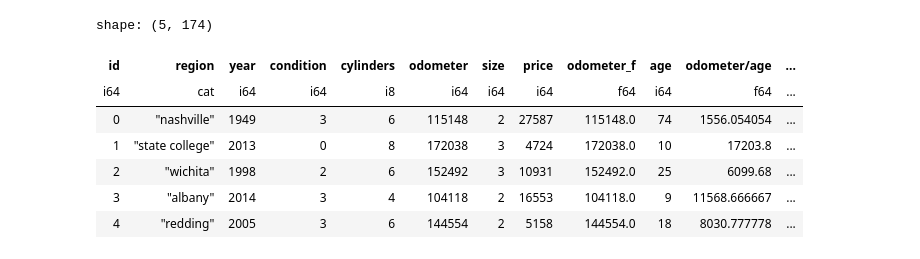
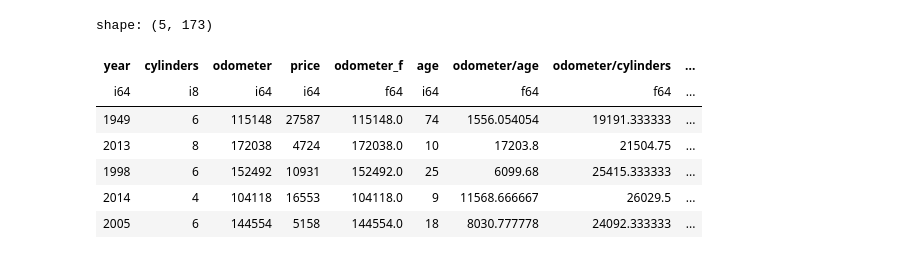
Before and after one commit to tkser/signate_scup2023, a Jupyter notebook: work/model.ipynb, the cells around one changed output. Drawn from its saved outputs; the diff is of its cells as text; code cells hidden in the pictures.

```diff
--- a/work/model.ipynb
+++ b/work/model.ipynb
@@ -33,17 +35,17 @@ train, test = features.create_features()
 selecter = FeatureSelecter(train, test)
 
 predictions = pl.concat([train["price"].to_frame(), pl.DataFrame([None] * test.height, schema={"price": pl.Int64})])
-# %%
-train.head()
-# %% [output]
-shape: (5, 174)
-| id | region | year | condition | cylinders | odometer | size | price | odometer_f | age | odometer/age | ... |
-| i64 | cat | i64 | i64 | i8 | i64 | i64 | i64 | f64 | i64 | f64 | ... |
-| 0 | "nashville" | 1949 | 3 | 6 | 115148 | 2 | 27587 | 115148.0 | 74 | 1556.054054 | ... |
-| 1 | "state college" | 2013 | 0 | 8 | 172038 | 3 | 4724 | 172038.0 | 10 | 17203.8 | ... |
-| 2 | "wichita" | 1998 | 2 | 6 | 152492 | 3 | 10931 | 152492.0 | 25 | 6099.68 | ... |
-| 3 | "albany" | 2014 | 3 | 4 | 104118 | 2 | 16553 | 104118.0 | 9 | 11568.666667 | ... |
-| 4 | "redding" | 2005 | 3 | 6 | 144554 | 2 | 5158 | 144554.0 | 18 | 8030.777778 | ... |
+# %%
+selecter.get_dataframe("lgbm")[0].head()
+# %% [output]
+shape: (5, 173)
+| year | cylinders | odometer | price | odometer_f | age | odometer/age | odometer/cylinders | ... |
+| i64 | i8 | i64 | i64 | f64 | i64 | f64 | f64 | ... |
+| 1949 | 6 | 115148 | 27587 | 115148.0 | 74 | 1556.054054 | 19191.333333 | ... |
+| 2013 | 8 | 172038 | 4724 | 172038.0 | 10 | 17203.8 | 21504.75 | ... |
+| 1998 | 6 | 152492 | 10931 | 152492.0 | 25 | 6099.68 | 25415.333333 | ... |
+| 2014 | 4 | 104118 | 16553 | 104118.0 | 9 | 11568.666667 | 26029.5 | ... |
+| 2005 | 6 | 144554 | 5158 | 144554.0 | 18 | 8030.777778 | 24092.333333 | ... |
 # %%
 test.head()
 # %% [output]
```
Also changed, not shown: parts of 5 cells of this notebook.
